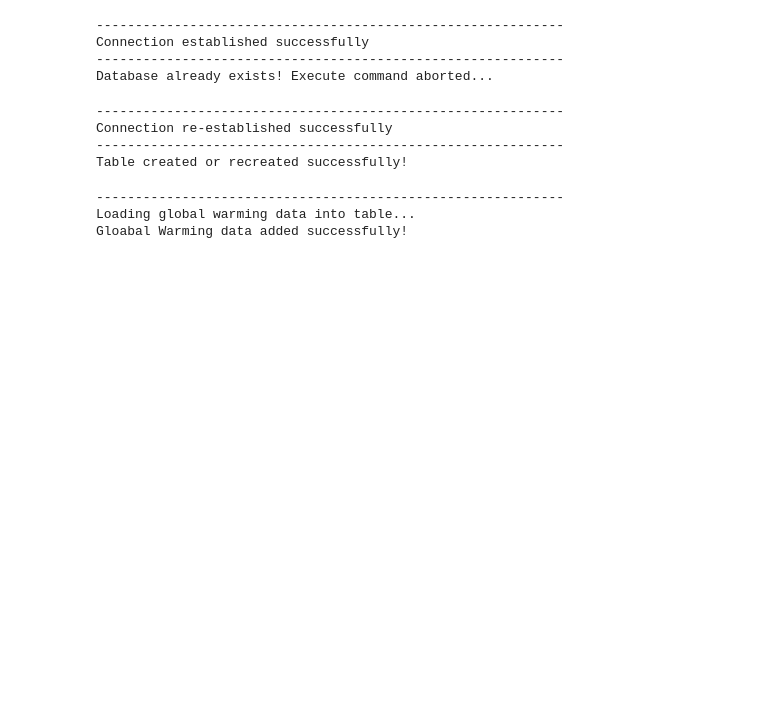
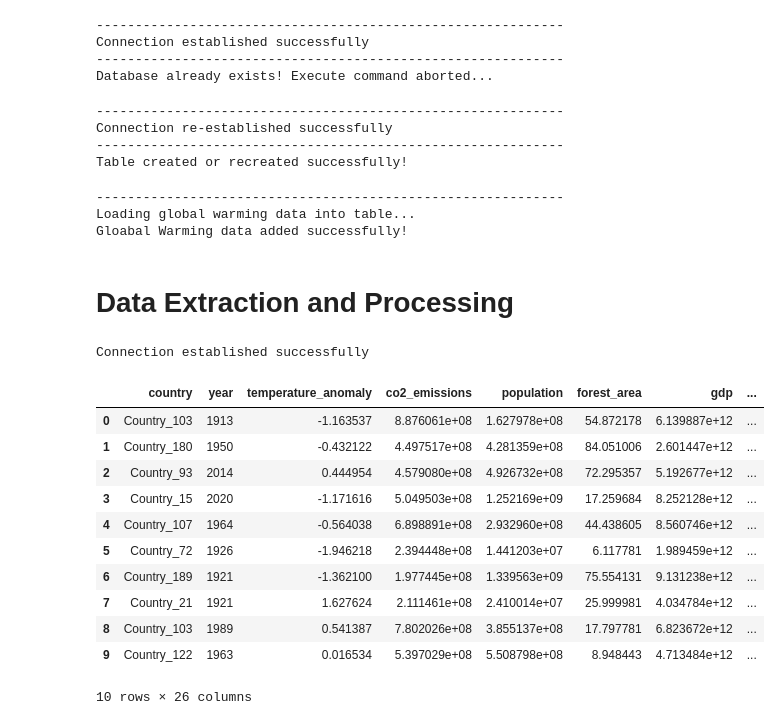
Before and after one commit to CaptDon71/project_4_machine_learning, a Jupyter notebook: database_initialization.ipynb, the cells around one changed output. Cells and saved outputs as stored; diff of their text form; code cells hidden in the pictures; blank space fills up the shorter version.

```diff
--- a/database_initialization.ipynb
+++ b/database_initialization.ipynb
@@ -178,3 +178,65 @@ conn.close()
 ------------------------------------------------------------
 Loading global warming data into table...
 Gloabal Warming data added successfully!
+# %% [markdown]
+# Data Extraction and Processing
+# %%
+# Use a 'try' statement to attempt to conenct to database and to handle errors that occur
+try:
+    # Connect to the database
+    conn = psycopg2.connect(
+        host="127.0.0.1",
+        port="5432",
+        user=user,
+        password=password,
+        database="global_warming_db"
+    )
+
+# Use an 'except' block to handle error connecting to database
+except psycopg2.Error as e:
+    print("Error connecting to the database:")
+    print(e)
+
+# Use 'else' block to continue code if connection establishes successfully
+else:
+    print("Connection established successfully")
+
+# Create a cursor object
+cursor = conn.cursor()
+
+# Write a SQL query to pull all data from database as is
+all_data_query = "SELECT * FROM global_warming_data;"
+
+# Execute the above SQL query
+cursor.execute(all_data_query)
+
+# Fetch all rows from the result
+rows = cursor.fetchall()
+
+# Use a for loop to pull column names from 'cursor description'
+column_names = [desc[0] for desc in cursor.description]
+
+# Create a new dataframe using the extracted data
+gw_df = pd.DataFrame(rows, columns=column_names)
+gw_df = gw_df.drop(columns=['record_id'])
+
+# Close the cursor and the connection
+cursor.close()
+conn.close()
+
+# Display the dataframe
+gw_df.head(10)
+# %% [output]
+Connection established successfully
+|  | country | year | temperature_anomaly | co2_emissions | population | forest_area | gdp | ... |
+| 0 | Country_103 | 1913 | -1.163537 | 8.876061e+08 | 1.627978e+08 | 54.872178 | 6.139887e+12 | ... |
+| 1 | Country_180 | 1950 | -0.432122 | 4.497517e+08 | 4.281359e+08 | 84.051006 | 2.601447e+12 | ... |
+| 2 | Country_93 | 2014 | 0.444954 | 4.579080e+08 | 4.926732e+08 | 72.295357 | 5.192677e+12 | ... |
+| 3 | Country_15 | 2020 | -1.171616 | 5.049503e+08 | 1.252169e+09 | 17.259684 | 8.252128e+12 | ... |
+| 4 | Country_107 | 1964 | -0.564038 | 6.898891e+08 | 2.932960e+08 | 44.438605 | 8.560746e+12 | ... |
+| 5 | Country_72 | 1926 | -1.946218 | 2.394448e+08 | 1.441203e+07 | 6.117781 | 1.989459e+12 | ... |
+| 6 | Country_189 | 1921 | -1.362100 | 1.977445e+08 | 1.339563e+09 | 75.554131 | 9.131238e+12 | ... |
+| 7 | Country_21 | 1921 | 1.627624 | 2.111461e+08 | 2.410014e+07 | 25.999981 | 4.034784e+12 | ... |
+| 8 | Country_103 | 1989 | 0.541387 | 7.802026e+08 | 3.855137e+08 | 17.797781 | 6.823672e+12 | ... |
+| 9 | Country_122 | 1963 | 0.016534 | 5.397029e+08 | 5.508798e+08 | 8.948443 | 4.713484e+12 | ... |
+10 rows × 26 columns
```
Also changed, not shown: parts of 5 cells of this notebook, 11 other files.
